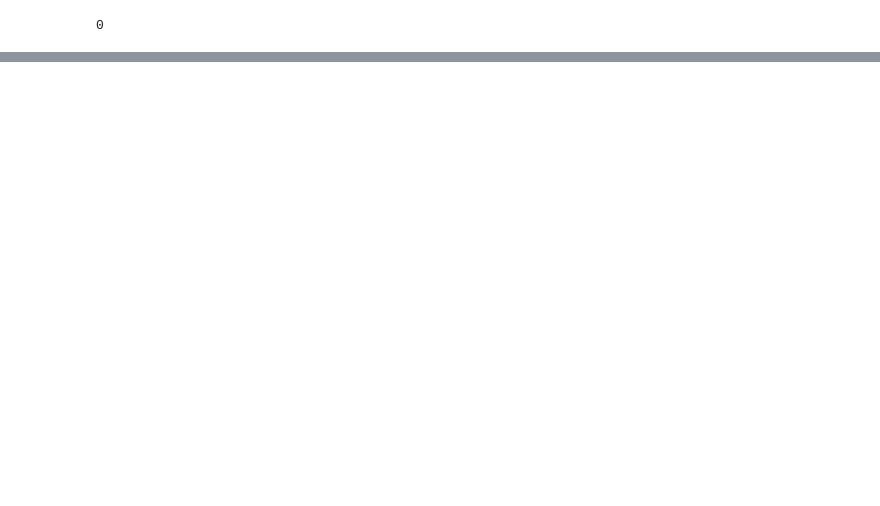
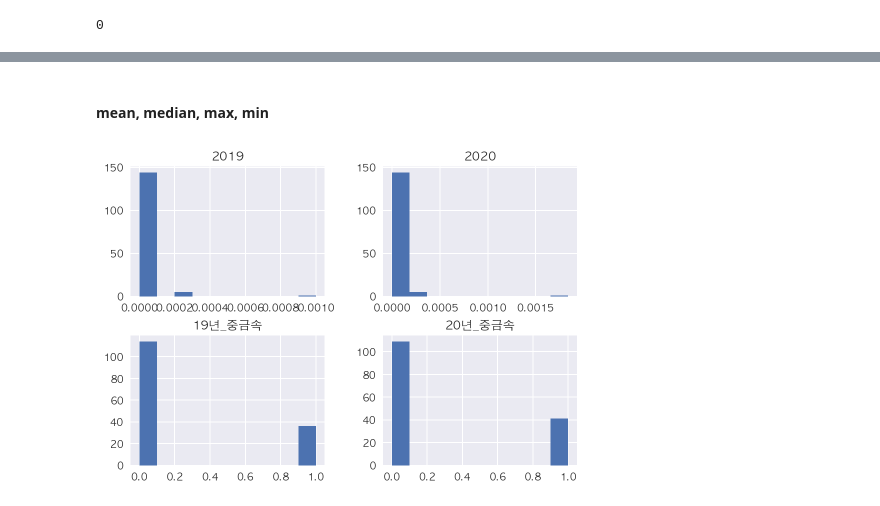
Before and after one commit to yeommss/Mini-Project, a Jupyter notebook: 5주차/0503_water_EDA.ipynb, the cells around one changed output, grey strips where cells are left out. Saved outputs shown, nothing was run; the diff lists cells and outputs as text; code cells hidden in the pictures; blank space fills up the shorter version.

```diff
--- a/5주차/0503_water_EDA.ipynb
+++ b/5주차/0503_water_EDA.ipynb
@@ -244,0 +1009,4 @@ water.to_csv('output/water/water_1920.csv', index=False)
+# %%
+# 한강, 낙동강, 금강 이외의 강들
+etc = metal_raw[~(metal_raw['강명'].isin(['한강', '낙동강', '금강', '기타']))].copy()
+etc
@@ -244,0 +1027,3 @@ water.to_csv('output/water/water_1920.csv', index=False)
+# %%
+etc['시도명'] = etc['강명'].map(rivers)
+etc
@@ -244,0 +1044,4 @@ water.to_csv('output/water/water_1920.csv', index=False)
+# %%
+cols = ['강명','시도명', '항목', '2019', '2020', '19년_중금속', '20년_중금속', ]
+etc = etc[cols]
+etc
@@ -244,0 +1062,5 @@ water.to_csv('output/water/water_1920.csv', index=False)
+# %%
+cols = ['시도명','강명', '항목', '2019', '2020', '19년_중금속', '20년_중금속', ]
+metal_river = pd.concat([df_han, df_geum, df_nak, etc])
+metal_river = metal_river[cols]
+metal_river
@@ -244,0 +1083,6 @@ water.to_csv('output/water/water_1920.csv', index=False)
+# %% [markdown]
+#### mean, median, max, min
+# %%
+_ = metal_river.hist()
+# %% [output]
+[figure, added]
```
Also changed, not shown: parts of 111 cells of this notebook, 15 other files.
